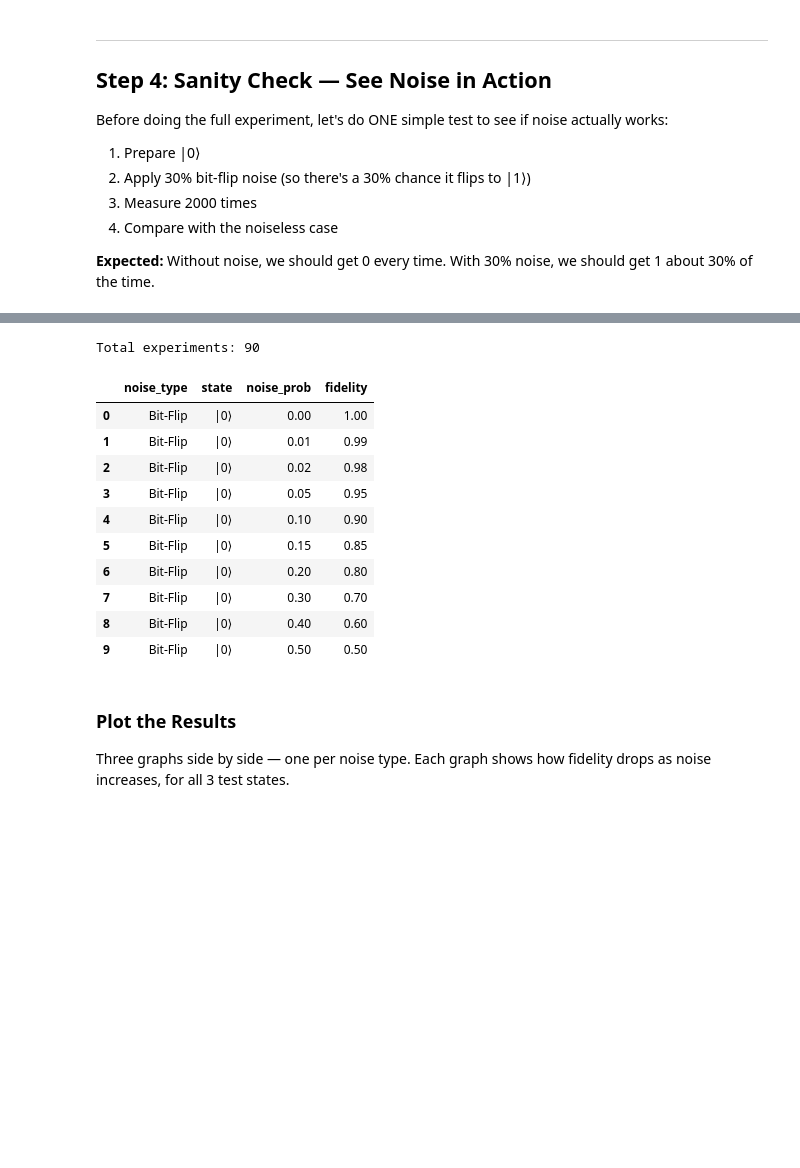
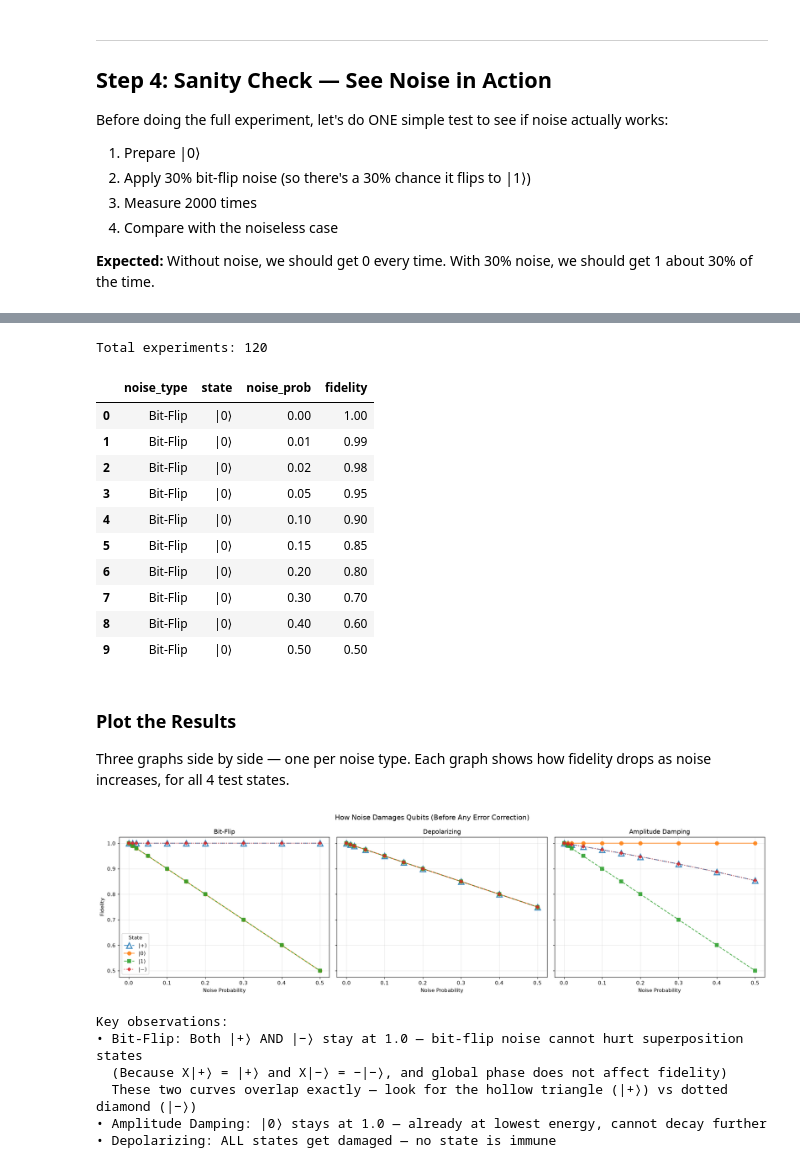
Before and after one commit to Suman-Maitreya/quantum-error-correction-simulation, a Jupyter notebook: Phase1_Noise_Simulation.ipynb, the cells around one changed output, grey strips where cells are left out. Saved outputs shown, nothing was run; the diff lists cells and outputs as text; code cells hidden in the pictures; blank space fills up the shorter version.

```diff
--- a/Phase1_Noise_Simulation.ipynb
+++ b/Phase1_Noise_Simulation.ipynb
@@ -222,8 +242,14 @@ Density matrix lets us see the FULL noisy state without collapsing it.
 # Noise levels to test: from 0% (no noise) to 50% (extreme noise)
 noise_levels = [0.0, 0.01, 0.02, 0.05, 0.10, 0.15, 0.20, 0.30, 0.40, 0.50]
 
-# The 3 test states
-test_states = ['0', '1', '+']
+# The 4 test states (now including |−⟩)
+test_states = ['0', '1', '+', '-']
+
+# Display label per state — note '-' maps to the proper Unicode minus sign '−' (U+2212),
+# matching the character used everywhere else in this notebook (legends, markdown, etc.)
+# so that string comparisons like `results_table.state == '|−⟩'` actually match instead
+# of silently comparing against a plain ASCII hyphen and returning empty results.
+STATE_LABELS = {'0': '0', '1': '1', '+': '+', '-': '−'}
 
 
 def measure_fidelity(state_name, noise_type, noise_prob):
@@ -254,16 +280,16 @@ def measure_fidelity(state_name, noise_type, noise_prob):
     return fidelity
 
 
-# === RUN ALL 90 EXPERIMENTS ===
+# === RUN ALL 120 EXPERIMENTS ===
 all_results = []   # We'll store every result here
 
 for noise_type in noise_makers:          # Loop over 3 noise types
-    for state_name in test_states:        # Loop over 3 states
+    for state_name in test_states:        # Loop over 4 states
         for p in noise_levels:             # Loop over 10 noise levels
             fid = measure_fidelity(state_name, noise_type, p)
             all_results.append({
                 'noise_type': noise_type,
-                'state': f'|{state_name}⟩',
+                'state': f'|{STATE_LABELS[state_name]}⟩',
                 'noise_prob': p,
                 'fidelity': round(fid, 4)
             })
@@ -275,7 +301,7 @@ results_table = pd.DataFrame(all_results)
 print(f'Total experiments: {len(results_table)}')
 results_table.head(10)
 # %% [output]
-Total experiments: 90
+Total experiments: 120
 |  | noise_type | state | noise_prob | fidelity |
 | 0 | Bit-Flip | |0⟩ | 0.00 | 1.00 |
 | 1 | Bit-Flip | |0⟩ | 0.01 | 0.99 |
@@ -290,33 +316,50 @@ Total experiments: 90
 # %% [markdown]
 ### Plot the Results
 
-Three graphs side by side — one per noise type. Each graph shows how fidelity drops as noise increases, for all 3 test states.
+Three graphs side by side — one per noise type. Each graph shows how fidelity drops as noise increases, for all 4 test states.
 # %%
-fig, axes = plt.subplots(1, 3, figsize=(16, 4.5), sharey=True)
+# Distinct line style + marker per state, so that curves which end up perfectly
+# coincident (e.g. |+⟩ and |−⟩ have identical fidelity under Bit-Flip and Depolarizing
+# noise) don't just silently hide one another under a single solid line.
+STATE_STYLES = {
+    '|0⟩': dict(linestyle='-',  marker='o', markersize=7),
+    '|1⟩': dict(linestyle='--', marker='s', markersize=7),
+    '|+⟩': dict(linestyle='-.', marker='^', markersize=10, markerfacecolor='none', markeredgewidth=2),
+    '|−⟩': dict(linestyle=':',  marker='D', markersize=5),
+}
+
+fig, axes = plt.subplots(1, 3, figsize=(18, 5), sharey=True)
 
 for ax, noise_type in zip(axes, noise_makers):
     # Filter data for this noise type
     subset = results_table[results_table.noise_type == noise_type]
 
-    # Plot each state as a separate line
+    # Plot each state as a separate line, using a distinct style per state
     for state_name, group in subset.groupby('state'):
-        ax.plot(group.noise_prob, group.fidelity, marker='o', label=state_name)
+        ax.plot(group.noise_prob, group.fidelity, label=state_name, alpha=0.85, **STATE_STYLES[state_name])
 
     ax.set_title(noise_type)
     ax.set_xlabel('Noise Probability')
     ax.grid(alpha=0.3)
 
 axes[0].set_ylabel('Fidelity')
 axes[0].legend(title='State')
 fig.suptitle('How Noise Damages Qubits (Before Any Error Correction)', fontsize=13)
 fig.tight_layout()
-
-import os
-os.makedirs('outputs/Phase1_Noise_Simulation', exist_ok=True)
 fig.savefig('outputs/Phase1_Noise_Simulation/fidelity_vs_noise_probability.png', dpi=150, bbox_inches='tight')
 plt.show()
 
 print('\nKey observations:')
-print('• Bit-Flip: |+⟩ stays at 1.0 — bit-flip noise cant hurt a superposition state!')
-print('• Amplitude Damping: |0⟩ stays at 1.0 — already at lowest energy, cant decay further')
-print('• Depolarizing: ALL states get damaged — its the most destructive noise')
+print('• Bit-Flip: Both |+⟩ AND |−⟩ stay at 1.0 — bit-flip noise cannot hurt superposition states')
+print('  (Because X|+⟩ = |+⟩ and X|−⟩ = −|−⟩, and global phase does not affect fidelity)')
+print('  These two curves overlap exactly — look for the hollow triangle (|+⟩) vs dotted diamond (|−⟩)')
+print('• Amplitude Damping: |0⟩ stays at 1.0 — already at lowest energy, cannot decay further')
+print('• Depolarizing: ALL states get damaged — no state is immune')
+# %% [output]
+[figure, added]
+Key observations:
+• Bit-Flip: Both |+⟩ AND |−⟩ stay at 1.0 — bit-flip noise cannot hurt superposition states
+  (Because X|+⟩ = |+⟩ and X|−⟩ = −|−⟩, and global phase does not affect fidelity)
+  These two curves overlap exactly — look for the hollow triangle (|+⟩) vs dotted diamond (|−⟩)
+• Amplitude Damping: |0⟩ stays at 1.0 — already at lowest energy, cannot decay further
+• Depolarizing: ALL states get damaged — no state is immune
```
Also changed, not shown: parts of 17 cells of this notebook, 5 other files.
